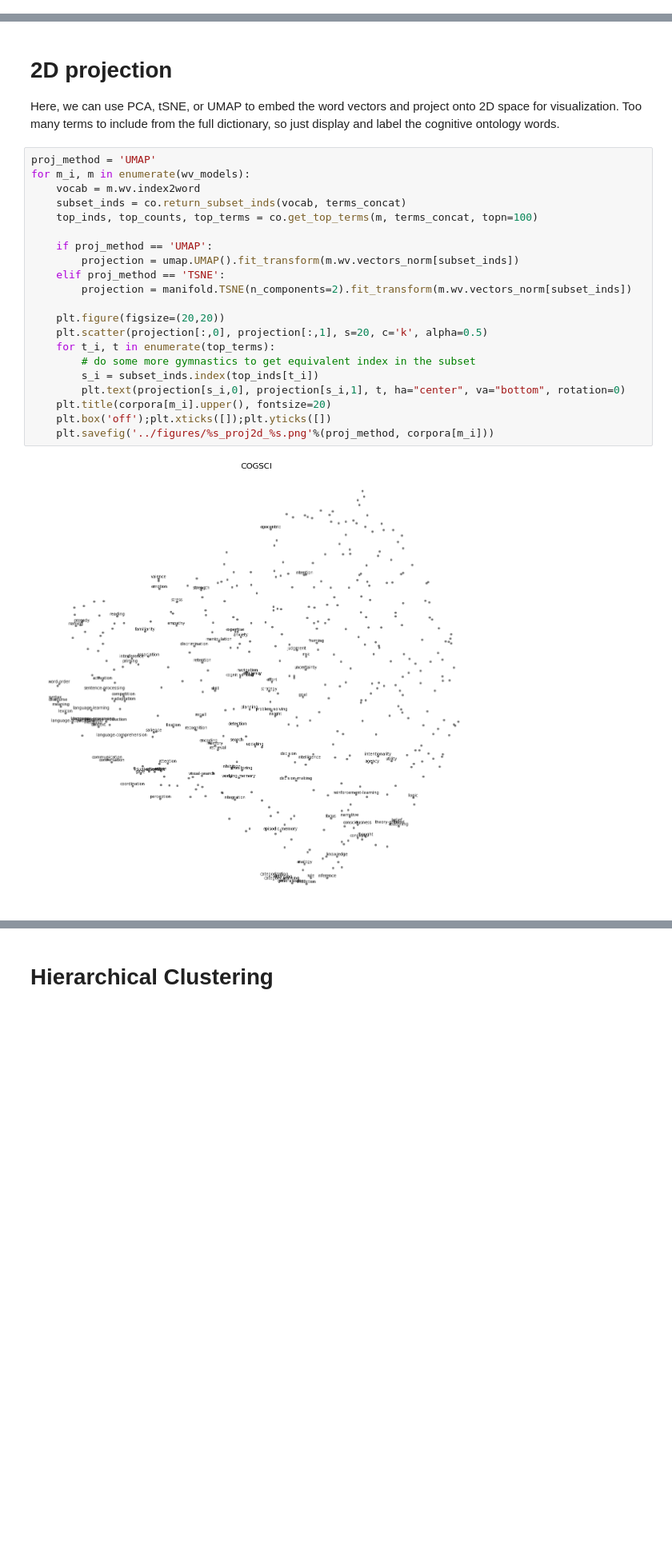
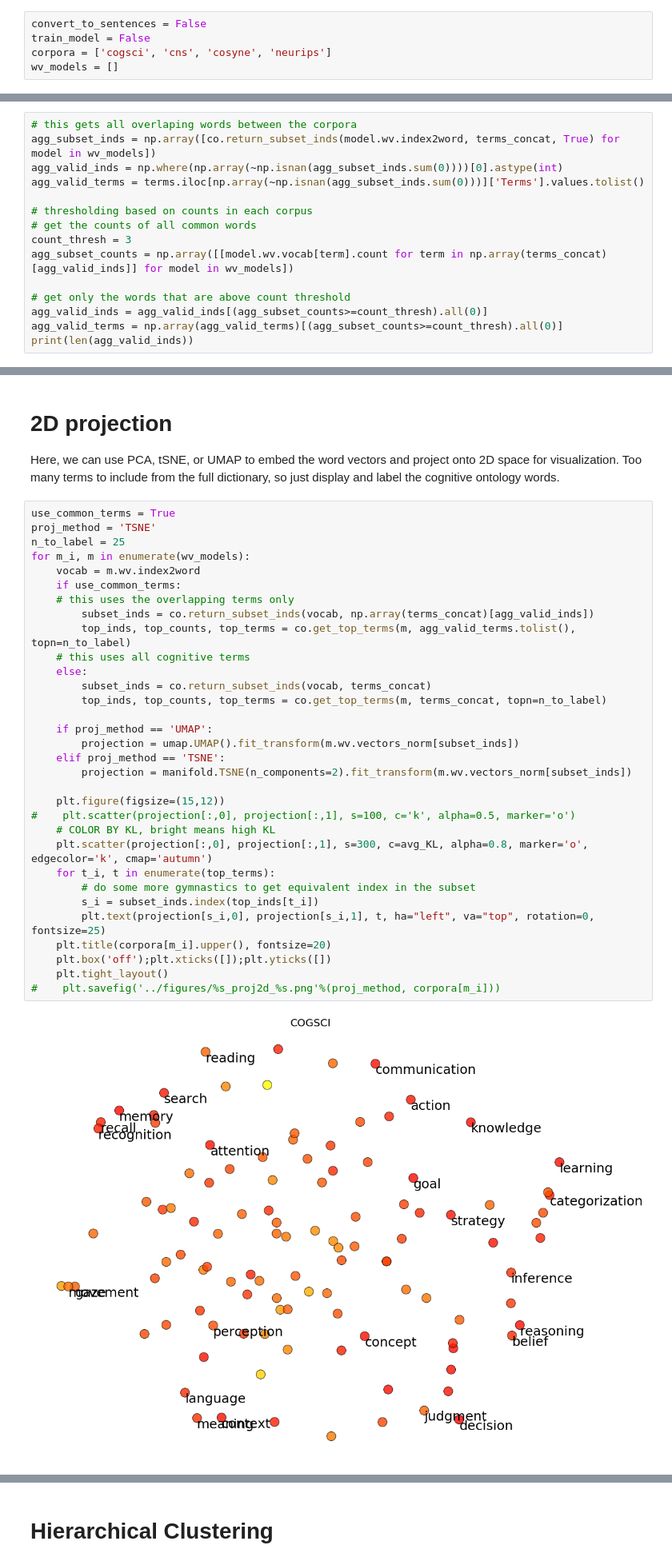
Before and after one commit to voytekresearch/IdentityCrisis, a Jupyter notebook: notebooks/2_analysis_word2vec-allcorpora.ipynb, the cells around one changed output, grey strips where cells are left out. Shown at 80% size. Drawn from its saved outputs; the diff is of its cells as text; blank space fills up the shorter version.

```diff
--- a/notebooks/2_analysis_word2vec-allcorpora.ipynb
+++ b/notebooks/2_analysis_word2vec-allcorpora.ipynb
@@ -36,4 +40,9 @@ plt.rcParams['lines.linewidth'] = 2
 terms_file = '../data/cogatlas_terms.txt'
 terms = pd.read_csv(terms_file, delimiter='\n', names=['Terms'])
 terms_concat = co.concat_terms([],terms['Terms'],convert_docs=False)
+# %%
+convert_to_sentences = False
+train_model = False
+corpora = ['cogsci', 'cns', 'cosyne', 'neurips']
+wv_models = []
 # %%
@@ -106,0 +120,15 @@ Negative terms:
+# %%
+# this gets all overlaping words between the corpora
+agg_subset_inds = np.array([co.return_subset_inds(model.wv.index2word, terms_concat, True) for model in wv_models])
+agg_valid_inds = np.where(np.array(~np.isnan(agg_subset_inds.sum(0))))[0].astype(int)
+agg_valid_terms = terms.iloc[np.array(~np.isnan(agg_subset_inds.sum(0)))]['Terms'].values.tolist()
+
+# thresholding based on counts in each corpus
+# get the counts of all common words
+count_thresh = 3
+agg_subset_counts = np.array([[model.wv.vocab[term].count for term in np.array(terms_concat)[agg_valid_inds]] for model in wv_models])
+
+# get only the words that are above count threshold
+agg_valid_inds = agg_valid_inds[(agg_subset_counts>=count_thresh).all(0)]
+agg_valid_terms = np.array(agg_valid_terms)[(agg_subset_counts>=count_thresh).all(0)]
+print(len(agg_valid_inds))
@@ -109,25 +139,36 @@ Negative terms:
 Here, we can use PCA, tSNE, or UMAP to embed the word vectors and project onto 2D space for visualization.
 Too many terms to include from the full dictionary, so just display and label the cognitive ontology words.
 # %%
-proj_method = 'UMAP'
+use_common_terms = True
+proj_method = 'TSNE'
+n_to_label = 25
 for m_i, m in enumerate(wv_models):
     vocab = m.wv.index2word
-    subset_inds = co.return_subset_inds(vocab, terms_concat)
-    top_inds, top_counts, top_terms = co.get_top_terms(m, terms_concat, topn=100)
+    if use_common_terms:
+    # this uses the overlapping terms only
+        subset_inds = co.return_subset_inds(vocab, np.array(terms_concat)[agg_valid_inds])
+        top_inds, top_counts, top_terms = co.get_top_terms(m, agg_valid_terms.tolist(), topn=n_to_label)
+    # this uses all cognitive terms
+    else:
+        subset_inds = co.return_subset_inds(vocab, terms_concat)
+        top_inds, top_counts, top_terms = co.get_top_terms(m, terms_concat, topn=n_to_label)
 
     if proj_method == 'UMAP':
         projection = umap.UMAP().fit_transform(m.wv.vectors_norm[subset_inds])
     elif proj_method == 'TSNE':
         projection = manifold.TSNE(n_components=2).fit_transform(m.wv.vectors_norm[subset_inds])
 
-    plt.figure(figsize=(20,20))
-    plt.scatter(projection[:,0], projection[:,1], s=20, c='k', alpha=0.5)
+    plt.figure(figsize=(15,12))
+#    plt.scatter(projection[:,0], projection[:,1], s=100, c='k', alpha=0.5, marker='o')
+    # COLOR BY KL, bright means high KL
+    plt.scatter(projection[:,0], projection[:,1], s=300, c=avg_KL, alpha=0.8, marker='o', edgecolor='k', cmap='autumn')
     for t_i, t in enumerate(top_terms):
         # do some more gymnastics to get equivalent index in the subset
         s_i = subset_inds.index(top_inds[t_i])
-        plt.text(projection[s_i,0], projection[s_i,1], t, ha="center", va="bottom", rotation=0)
+        plt.text(projection[s_i,0], projection[s_i,1], t, ha="left", va="top", rotation=0, fontsize=25)
     plt.title(corpora[m_i].upper(), fontsize=20)
     plt.box('off');plt.xticks([]);plt.yticks([])
-    plt.savefig('../figures/%s_proj2d_%s.png'%(proj_method, corpora[m_i]))
+    plt.tight_layout()
+#    plt.savefig('../figures/%s_proj2d_%s.png'%(proj_method, corpora[m_i]))
 # %% [output]
-[figure, old version]
+[figure, new version]
```
Also changed, not shown: parts of 25 cells of this notebook, 10 other files.
